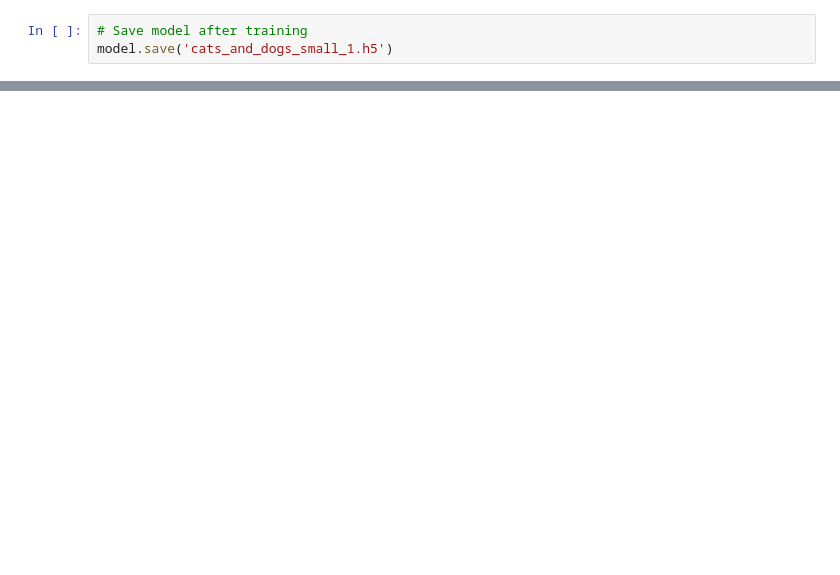
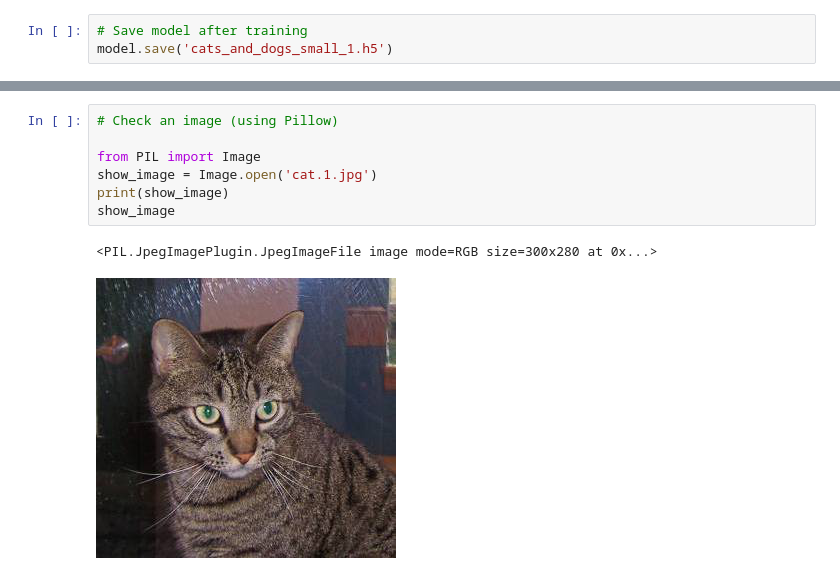
Before and after one commit to rhysdavies21/library, a Jupyter notebook: convnet_cats_&_dogs.ipynb, the cells around one changed output, grey strips where cells are left out. Saved outputs shown, nothing was run; the diff lists cells and outputs as text; blank space fills up the shorter version.

```diff
--- a/convnet_cats_&_dogs.ipynb
+++ b/convnet_cats_&_dogs.ipynb
@@ -234,0 +280,10 @@ for item in generatorrd():
+# %%
+# Check an image (using Pillow)
+
+from PIL import Image
+show_image = Image.open('cat.1.jpg')
+print(show_image)
+show_image
+# %% [output]
+<PIL.JpegImagePlugin.JpegImageFile image mode=RGB size=300x280 at 0x...>
+[figure, added]
```
Also changed, not shown: parts of 10 cells of this notebook.
